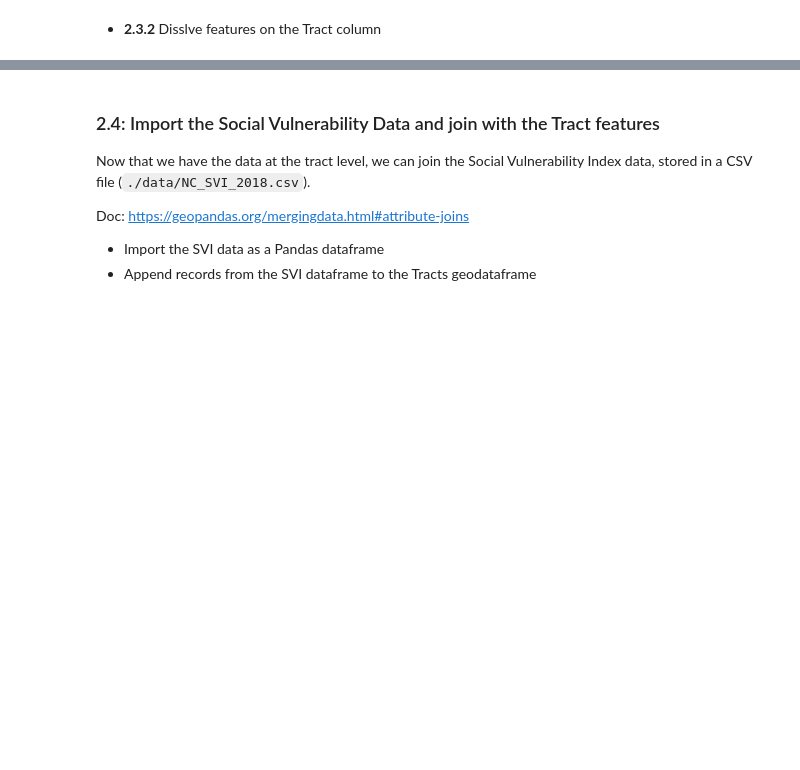
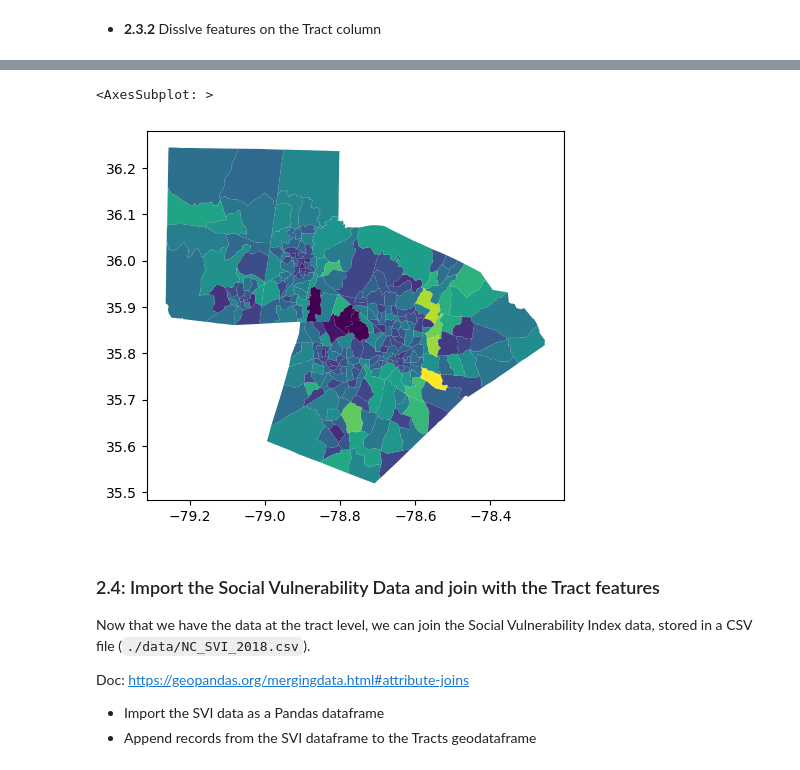
Before and after one commit to kelseybhusted/SpatialDataFrames, a Jupyter notebook: lessons/2a-Spatial-analysis-with-GeoPandas.ipynb, the cells around one changed output, grey strips where cells are left out. Cells and saved outputs as stored; diff of their text form; code cells hidden in the pictures; blank space fills up the shorter version.

Commit message:
Merge and Dissolve Updates

```diff
--- a/lessons/2a-Spatial-analysis-with-GeoPandas.ipynb
+++ b/lessons/2a-Spatial-analysis-with-GeoPandas.ipynb
@@ -399,4 +412,4 @@ Doc: https://geopandas.org/aggregation_with_dissolve.html
 # %%
 #Create the Tract column
-gdf_BlkGrp['TRACT']=
-gdf_BlkGrp.head()
+gdf_BlkGroups['TRACT']=gdf_BlkGroups['geoid10'].str[0:11]
+gdf_BlkGroups.head()
@@ -404,7 +424,11 @@ gdf_BlkGrp.head()
 * **2.3.2** Disslve features on the Tract column
 # %%
 #Dissolve features on tract, computing summed population
-gdf_Tract =
+gdf_Tract = gdf_BlkGroups.dissolve(
+    by='TRACT',
+    aggfunc={'total_pop':'sum',
+            'County':'first'}
+)
 
 #Show the results
 gdf_Tract.head()
@@ -411,5 +443,9 @@ gdf_Tract.head()
 # %%
 #Plot the data
+gdf_Tract.plot(column='total_pop')
+# %% [output]
+<AxesSubplot: >
+[figure, added]
 # %% [markdown]
 ### 2.4: Import the Social Vulnerability Data and join with the Tract features
 Now that we have the data at the tract level, we can join the Social Vulnerability Index data, stored in a CSV file (`./data/NC_SVI_2018.csv`).
```
Also changed, not shown: parts of 17 cells of this notebook.
